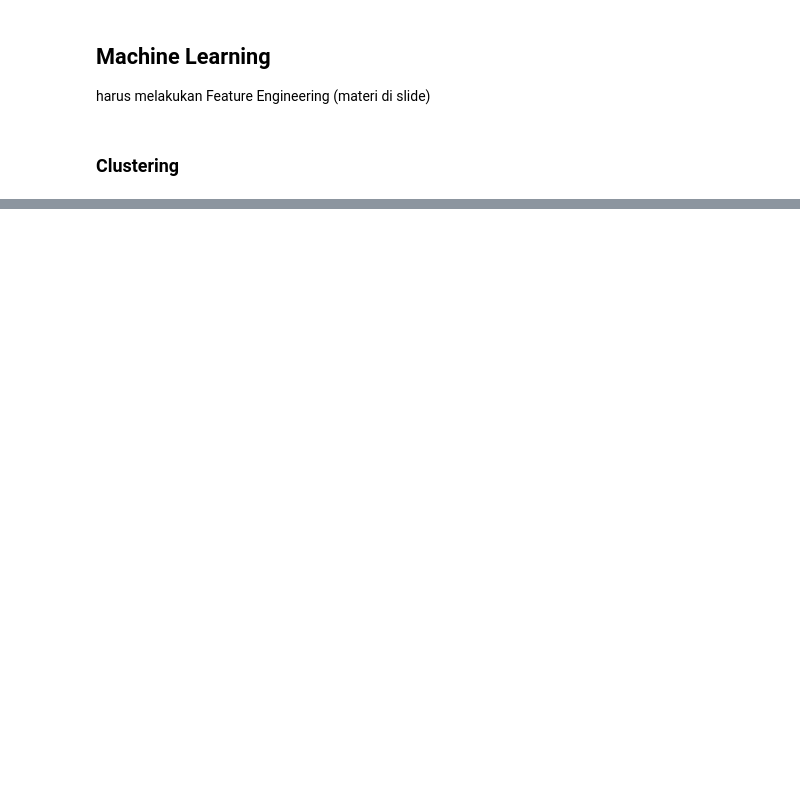
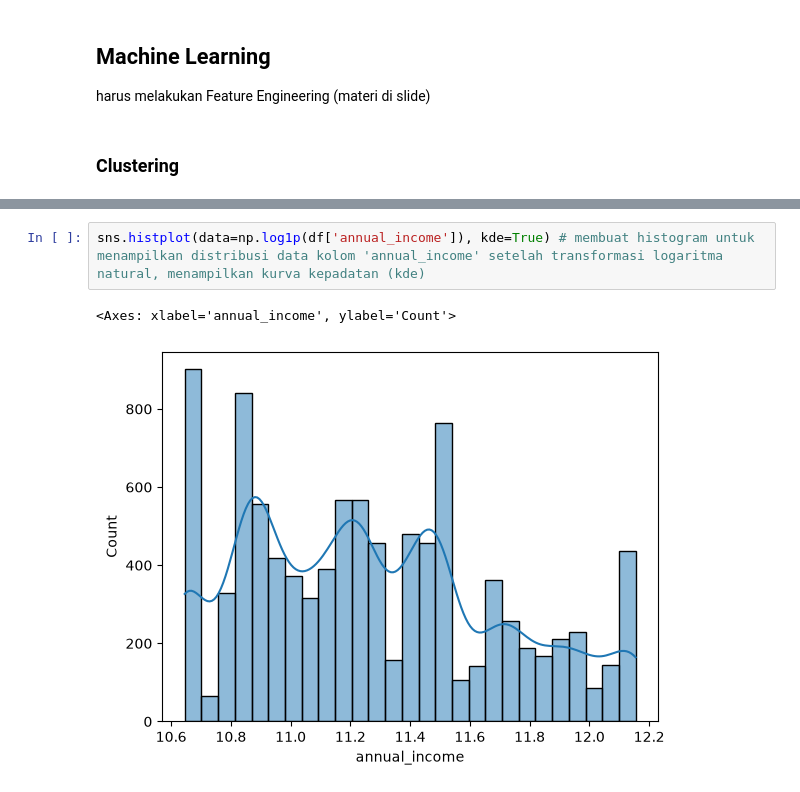
Before and after one commit to marlinps/dsml, a Jupyter notebook: day_2.ipynb, the cells around one changed output, grey strips where cells are left out. Cells and saved outputs as stored; diff of their text form; blank space fills up the shorter version.

```diff
--- a/day_2.ipynb
+++ b/day_2.ipynb
@@ -273,0 +340,5 @@ pd.read_csv =
+# %%
+sns.histplot(data=np.log1p(df['annual_income']), kde=True) # membuat histogram untuk menampilkan distribusi data kolom 'annual_income' setelah transformasi logaritma natural, menampilkan kurva kepadatan (kde)
+# %% [output]
+<Axes: xlabel='annual_income', ylabel='Count'>
+[figure, added]
```
Also changed, not shown: parts of 23 cells of this notebook, 1 other file.
